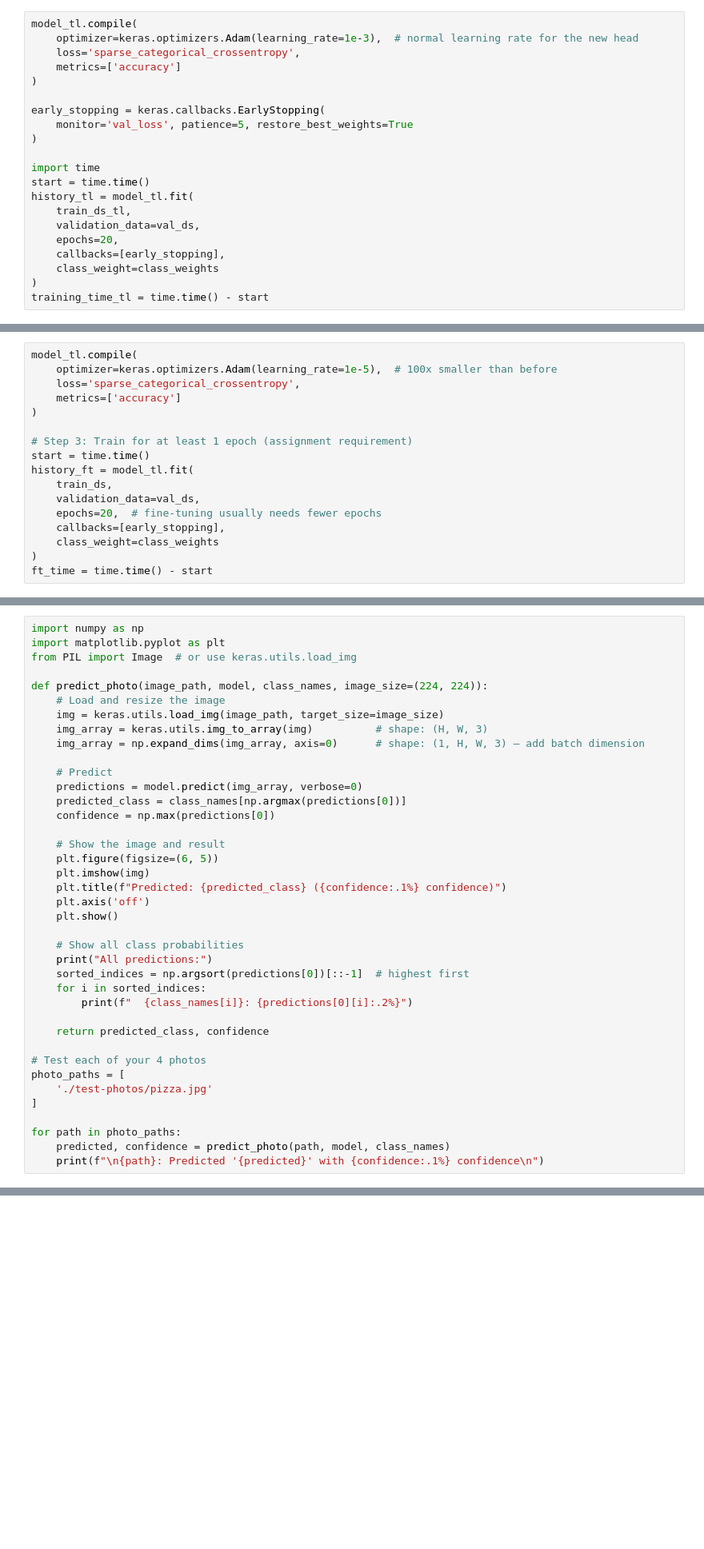
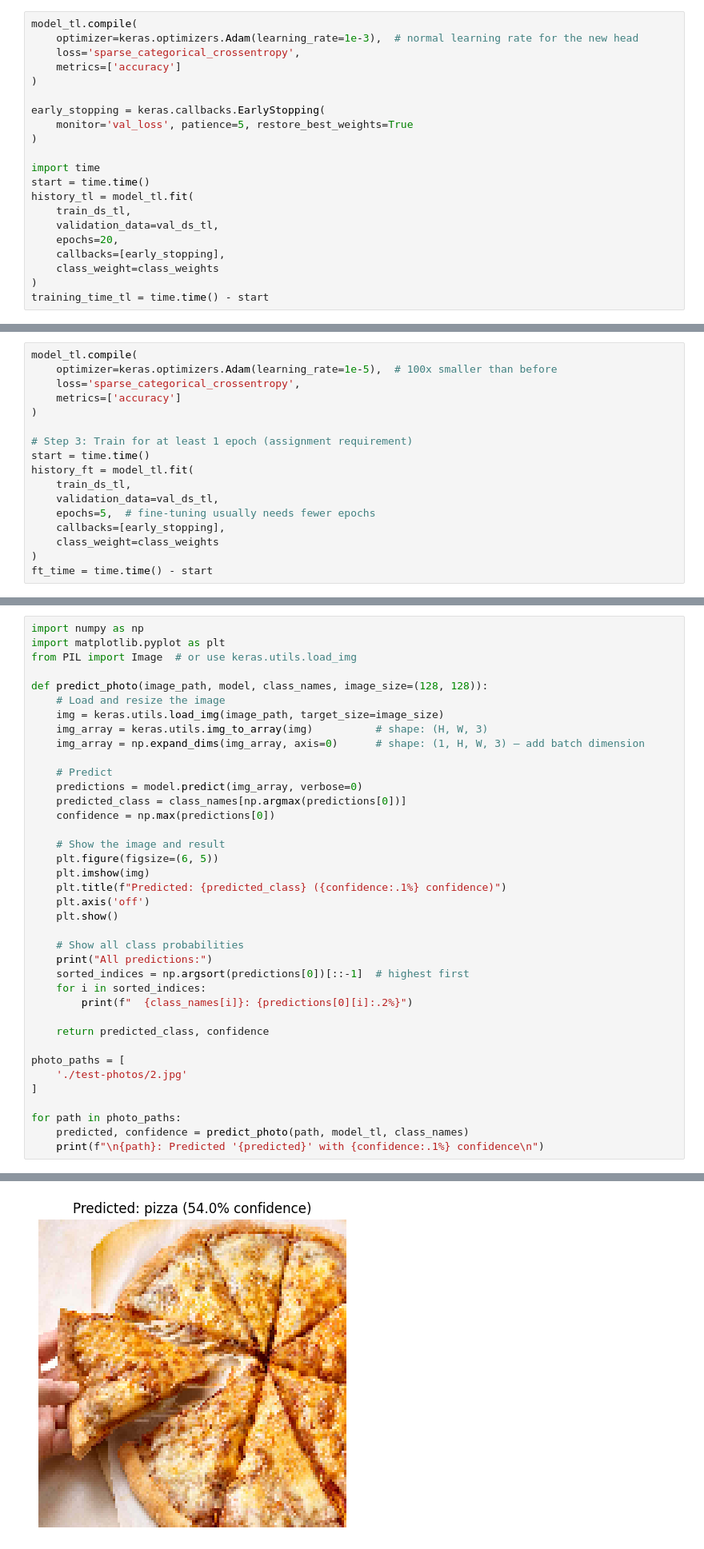
Before and after one commit to McDonaghMichael/MachineLearningNotebook, a Jupyter notebook: project/project.ipynb, the cells around one changed output, grey strips where cells are left out. Shown at 80% size. Drawn from its saved outputs; the diff is of its cells as text; blank space fills up the shorter version.

```diff
--- a/project/project.ipynb
+++ b/project/project.ipynb
@@ -1352,7 +1402,7 @@ import time
 start = time.time()
 history_tl = model_tl.fit(
     train_ds_tl,
-    validation_data=val_ds,
+    validation_data=val_ds_tl,
     epochs=20,
     callbacks=[early_stopping],
     class_weight=class_weights
@@ -1388,9 +1476,9 @@ model_tl.compile(
 # Step 3: Train for at least 1 epoch (assignment requirement)
 start = time.time()
 history_ft = model_tl.fit(
-    train_ds,
-    validation_data=val_ds,
-    epochs=20,  # fine-tuning usually needs fewer epochs
+    train_ds_tl,
+    validation_data=val_ds_tl,
+    epochs=5,  # fine-tuning usually needs fewer epochs
     callbacks=[early_stopping],
     class_weight=class_weights
 )
@@ -1474,7 +1622,7 @@ import numpy as np
 import matplotlib.pyplot as plt
 from PIL import Image  # or use keras.utils.load_img
 
-def predict_photo(image_path, model, class_names, image_size=(224, 224)):
+def predict_photo(image_path, model, class_names, image_size=(128, 128)):
     # Load and resize the image
     img = keras.utils.load_img(image_path, target_size=image_size)
     img_array = keras.utils.img_to_array(img)          # shape: (H, W, 3)
@@ -1500,11 +1648,11 @@ def predict_photo(image_path, model, class_names, image_size=(224, 224)):
 
     return predicted_class, confidence
 
-# Test each of your 4 photos
 photo_paths = [
-    './test-photos/pizza.jpg'
+    './test-photos/2.jpg'
 ]
 
 for path in photo_paths:
-    predicted, confidence = predict_photo(path, model, class_names)
+    predicted, confidence = predict_photo(path, model_tl, class_names)
     print(f"\n{path}: Predicted '{predicted}' with {confidence:.1%} confidence\n")
+# %% [output]
@@ -1510,0 +1660 @@ for path in photo_paths:
+[figure, added]
```
Also changed, not shown: parts of 18 cells of this notebook, 1 other file.
